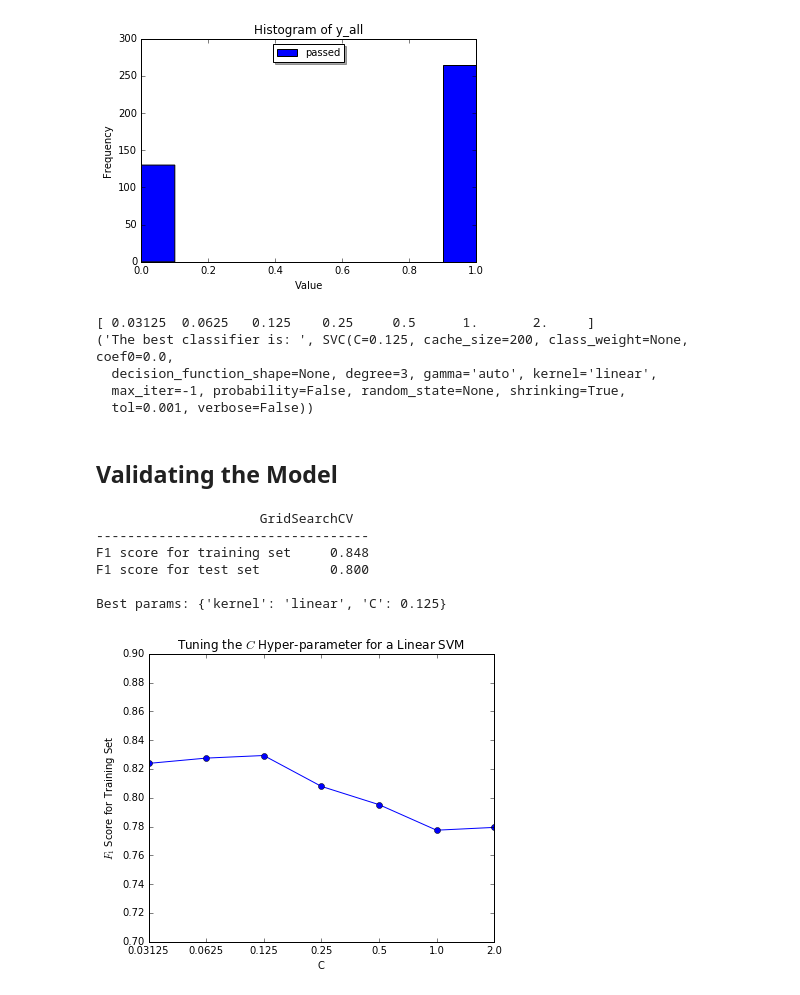
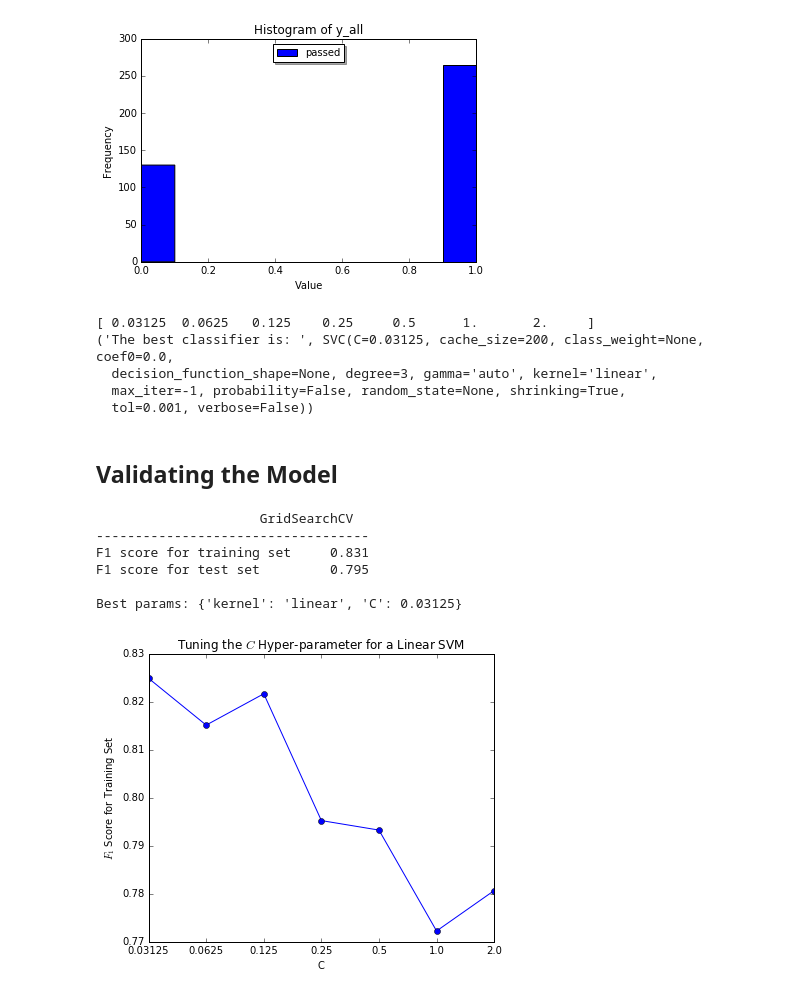
Before and after one commit to carlosvouking/studentIntervention, a Jupyter notebook: student_intervention.ipynb, the cells around one changed output. Saved outputs shown, nothing was run; the diff lists cells and outputs as text; code cells hidden in the pictures.

```diff
--- a/student_intervention.ipynb
+++ b/student_intervention.ipynb
@@ -347,13 +347,13 @@ kernel_list = ['linear']
 param_grid = dict(kernel=kernel_list, C=C_range)
 
 f1_scorer = make_scorer(f1_score)
-grid = GridSearchCV(svm.SVC(), param_grid=param_grid, scoring=f1_scorer)
+grid = GridSearchCV(svm.SVC(), param_grid=param_grid, cv=ssscv, scoring=f1_scorer)
 grid.fit(X_train, y_train)
 
 print("The best classifier is: ", grid.best_estimator_)
 # %% [output]
 [ 0.03125  0.0625   0.125    0.25     0.5      1.       2.     ]
-('The best classifier is: ', SVC(C=0.125, cache_size=200, class_weight=None, coef0=0.0,
+('The best classifier is: ', SVC(C=0.03125, cache_size=200, class_weight=None, coef0=0.0,
   decision_function_shape=None, degree=3, gamma='auto', kernel='linear',
   max_iter=-1, probability=False, random_state=None, shrinking=True,
   tol=0.001, verbose=False))
@@ -371,31 +371,31 @@ print "\nBest params: {}".format( grid.best_params_ )
 # %% [output]
                      GridSearchCV
 -----------------------------------
-F1 score for training set     0.848
-F1 score for test set         0.800
+F1 score for training set     0.831
+F1 score for test set         0.795
 
-Best params: {'kernel': 'linear', 'C': 0.125}
+Best params: {'kernel': 'linear', 'C': 0.03125}
 # %%
 # grid_scores_ contains parameter settings and scores
 score_dict = grid.grid_scores_
 
 
 # We extract just the scores
 scores = [x[1] for x in score_dict]
 scores = np.array(scores).reshape(len(C_range))
 
 # Make a nice figure
 pyplt.figure(figsize=(6, 5))
 pyplt.subplots_adjust(left=0.15, right=0.95, bottom=0.15, top=0.95)
 pyplt.plot(scores, '-o')
 pyplt.title('Tuning the $C$ Hyper-parameter for a Linear SVM')
 pyplt.xlabel('C')
 pyplt.ylabel('$F_1$ Score for Training Set')
 pyplt.xticks(np.arange(len(C_range)), C_range)
-pyplt.yticks(np.arange(0.7, 0.9, 0.02))
+#pyplt.yticks(np.arange(0.7, 0.9, 0.02))
 pyplt.show()
 # %% [output]
-[figure, old version]
+[figure, new version]
 # %%
 ## Lets find important features
 ## Feature ranking
```
Also changed, not shown: 2 other files.
